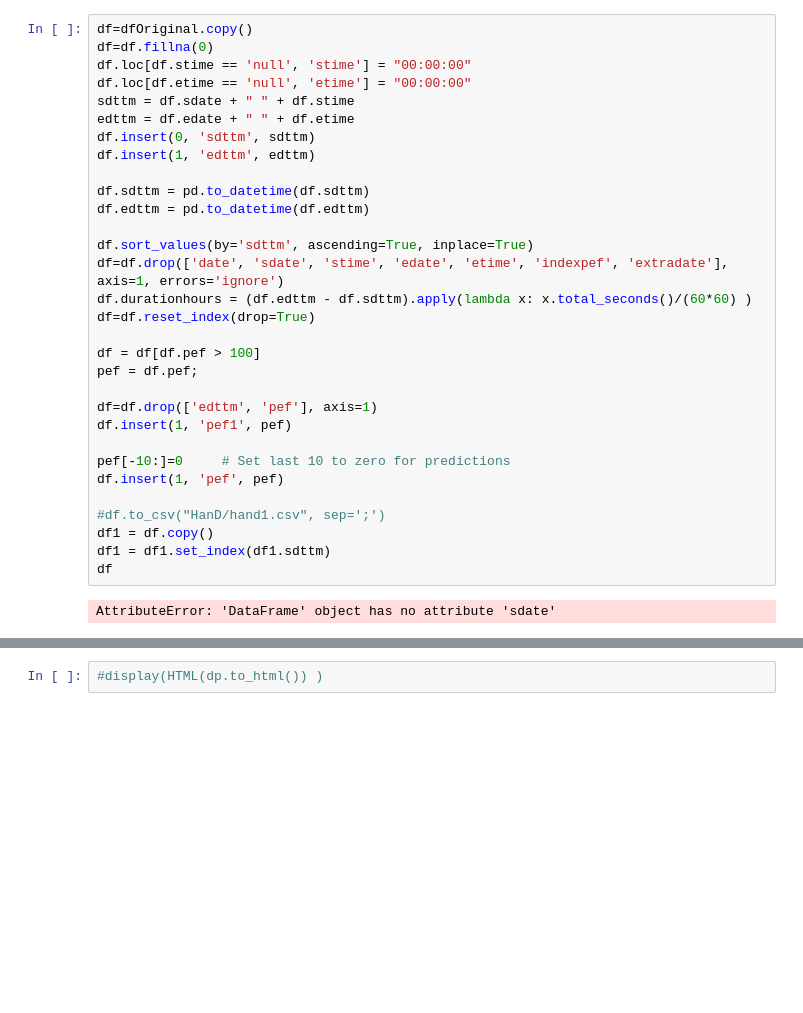
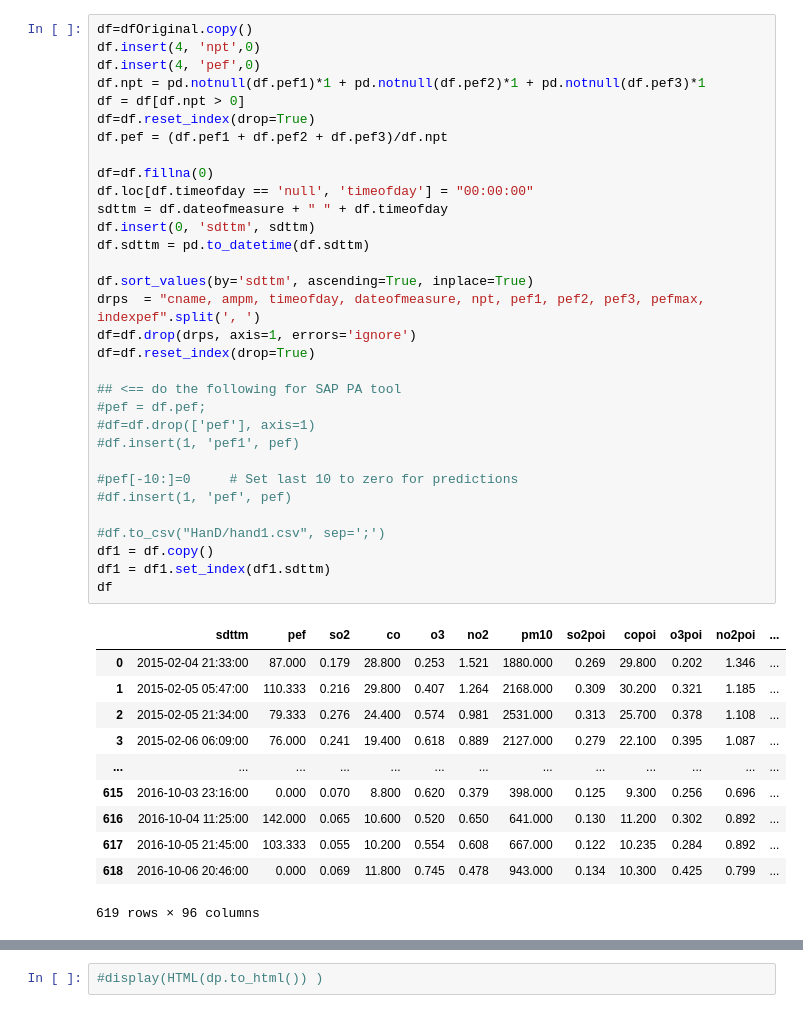
Before and after one commit to sada-narayanappa/Notebooks, a Jupyter notebook: SCHAS/pef/hans.ipynb, the cells around one changed output, grey strips where cells are left out. Saved outputs shown, nothing was run; the diff lists cells and outputs as text; blank space fills up the shorter version.

```diff
--- a/SCHAS/pef/hans.ipynb
+++ b/SCHAS/pef/hans.ipynb
@@ -21,36 +23,47 @@ dfOriginal[0:4]
 # %%
 df=dfOriginal.copy()
+df.insert(4, 'npt',0)
+df.insert(4, 'pef',0)
+df.npt = pd.notnull(df.pef1)*1 + pd.notnull(df.pef2)*1 + pd.notnull(df.pef3)*1
+df = df[df.npt > 0]
+df=df.reset_index(drop=True)
+df.pef = (df.pef1 + df.pef2 + df.pef3)/df.npt
+
 df=df.fillna(0)
-df.loc[df.stime == 'null', 'stime'] = "00:00:00"
-df.loc[df.etime == 'null', 'etime'] = "00:00:00"
-sdttm = df.sdate + " " + df.stime
-edttm = df.edate + " " + df.etime
+df.loc[df.timeofday == 'null', 'timeofday'] = "00:00:00"
+sdttm = df.dateofmeasure + " " + df.timeofday
 df.insert(0, 'sdttm', sdttm)
-df.insert(1, 'edttm', edttm)
-
 df.sdttm = pd.to_datetime(df.sdttm)
-df.edttm = pd.to_datetime(df.edttm)
 
 df.sort_values(by='sdttm', ascending=True, inplace=True)
-df=df.drop(['date', 'sdate', 'stime', 'edate', 'etime', 'indexpef', 'extradate'], axis=1, errors='ignore')
-df.durationhours = (df.edttm - df.sdttm).apply(lambda x: x.total_seconds()/(60*60) )
+drps  = "cname, ampm, timeofday, dateofmeasure, npt, pef1, pef2, pef3, pefmax, indexpef".split(', ')
+df=df.drop(drps, axis=1, errors='ignore')
 df=df.reset_index(drop=True)
 
-df = df[df.pef > 100]
-pef = df.pef;
+## <== do the following for SAP PA tool
+#pef = df.pef;
+#df=df.drop(['pef'], axis=1)
+#df.insert(1, 'pef1', pef)
 
-df=df.drop(['edttm', 'pef'], axis=1)
-df.insert(1, 'pef1', pef)
-
-pef[-10:]=0     # Set last 10 to zero for predictions
-df.insert(1, 'pef', pef)
+#pef[-10:]=0     # Set last 10 to zero for predictions
+#df.insert(1, 'pef', pef)
 
 #df.to_csv("HanD/hand1.csv", sep=';')
 df1 = df.copy()
 df1 = df1.set_index(df1.sdttm)
 df
 # %% [output]
+|  | sdttm | pef | so2 | co | o3 | no2 | pm10 | so2poi | copoi | o3poi | no2poi | ... |
+| 0 | 2015-02-04 21:33:00 | 87.000 | 0.179 | 28.800 | 0.253 | 1.521 | 1880.000 | 0.269 | 29.800 | 0.202 | 1.346 | ... |
+| 1 | 2015-02-05 05:47:00 | 110.333 | 0.216 | 29.800 | 0.407 | 1.264 | 2168.000 | 0.309 | 30.200 | 0.321 | 1.185 | ... |
+| 2 | 2015-02-05 21:34:00 | 79.333 | 0.276 | 24.400 | 0.574 | 0.981 | 2531.000 | 0.313 | 25.700 | 0.378 | 1.108 | ... |
+| 3 | 2015-02-06 06:09:00 | 76.000 | 0.241 | 19.400 | 0.618 | 0.889 | 2127.000 | 0.279 | 22.100 | 0.395 | 1.087 | ... |
+| ... | ... | ... | ... | ... | ... | ... | ... | ... | ... | ... | ... | ... |
+| 615 | 2016-10-03 23:16:00 | 0.000 | 0.070 | 8.800 | 0.620 | 0.379 | 398.000 | 0.125 | 9.300 | 0.256 | 0.696 | ... |
+| 616 | 2016-10-04 11:25:00 | 142.000 | 0.065 | 10.600 | 0.520 | 0.650 | 641.000 | 0.130 | 11.200 | 0.302 | 0.892 | ... |
+| 617 | 2016-10-05 21:45:00 | 103.333 | 0.055 | 10.200 | 0.554 | 0.608 | 667.000 | 0.122 | 10.235 | 0.284 | 0.892 | ... |
+| 618 | 2016-10-06 20:46:00 | 0.000 | 0.069 | 11.800 | 0.745 | 0.478 | 943.000 | 0.134 | 10.300 | 0.425 | 0.799 | ... |
-AttributeError: 'DataFrame' object has no attribute 'sdate'
+619 rows × 96 columns
 # %%
 print(df1.columns)
 
```
Also changed, not shown: parts of 8 cells of this notebook.
